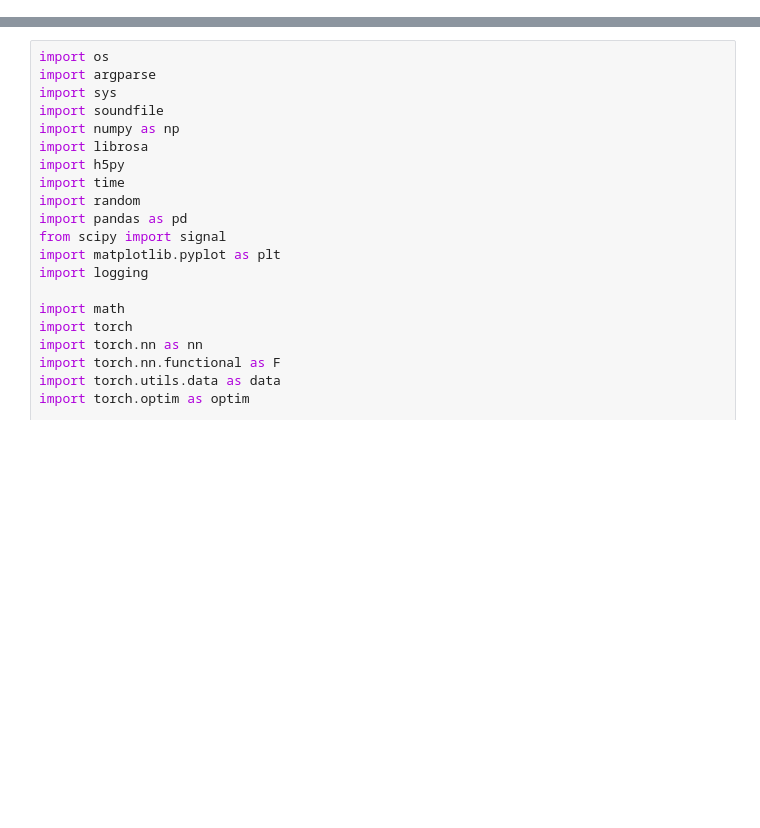
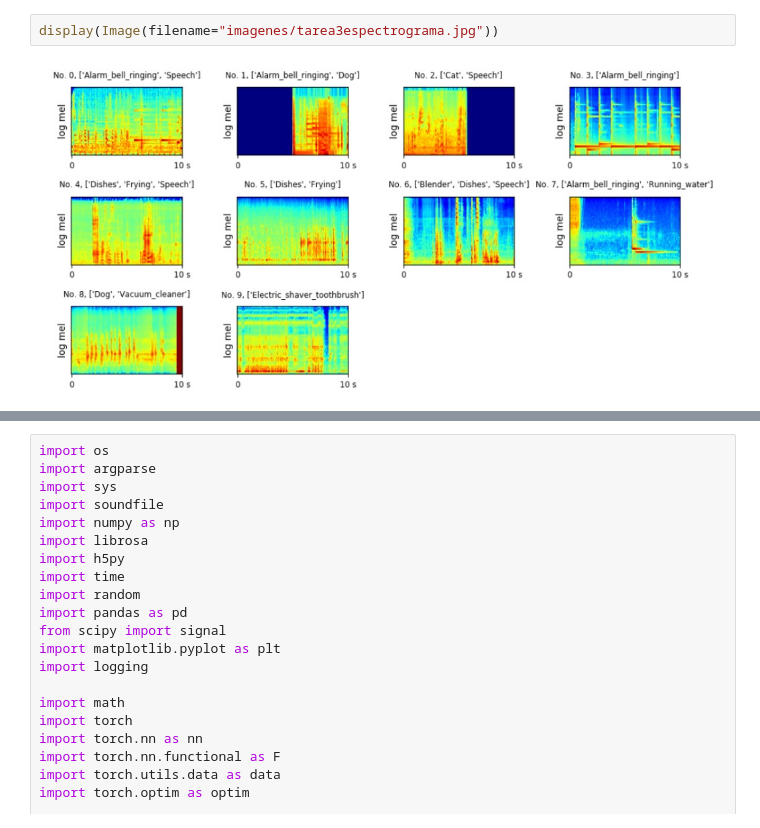
Before and after one commit to mcsebe/Tarea_Unidad3_INFO343, a Jupyter notebook: Tarea.ipynb, the cells around one changed output, grey strips where cells are left out. Cells and saved outputs as stored; diff of their text form; blank space fills up the shorter version.

```diff
--- a/Tarea.ipynb
+++ b/Tarea.ipynb
@@ -33,0 +146,4 @@
+# %%
+display(Image(filename="imagenes/tarea3espectrograma.jpg"))
+# %% [output]
+[figure, added]
```
Also changed, not shown: parts of 47 cells of this notebook, 1 other file.
